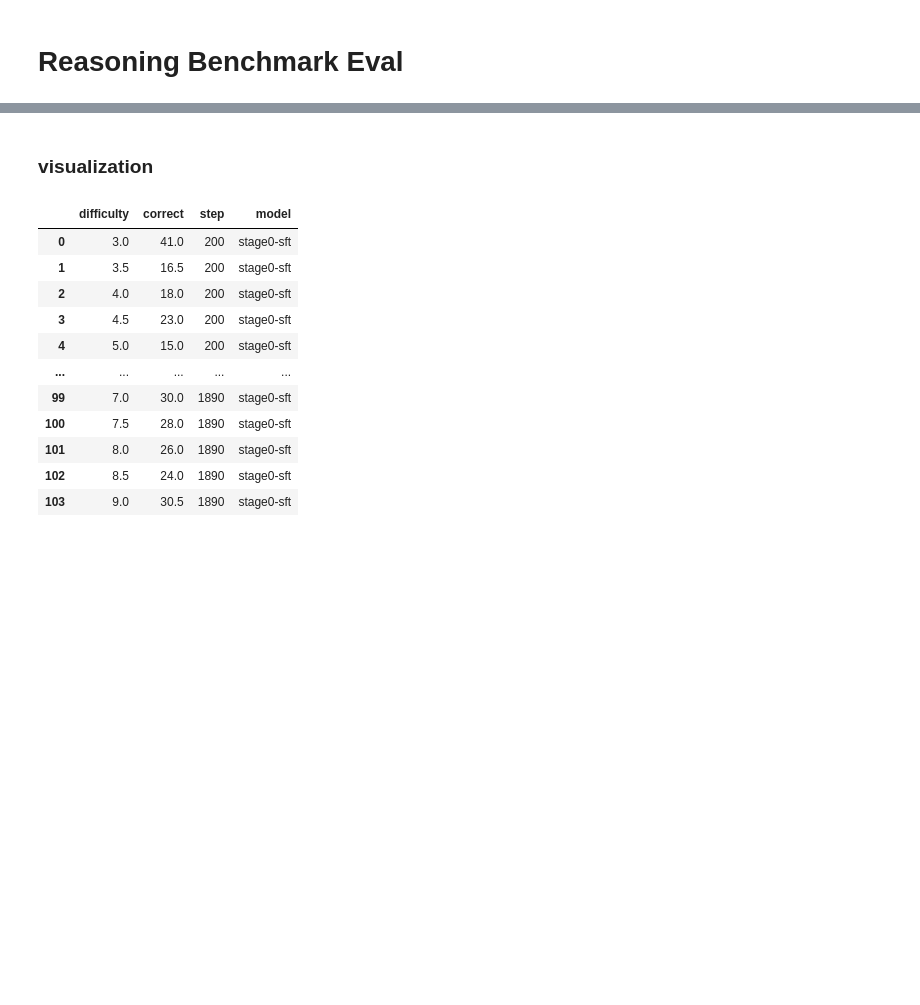
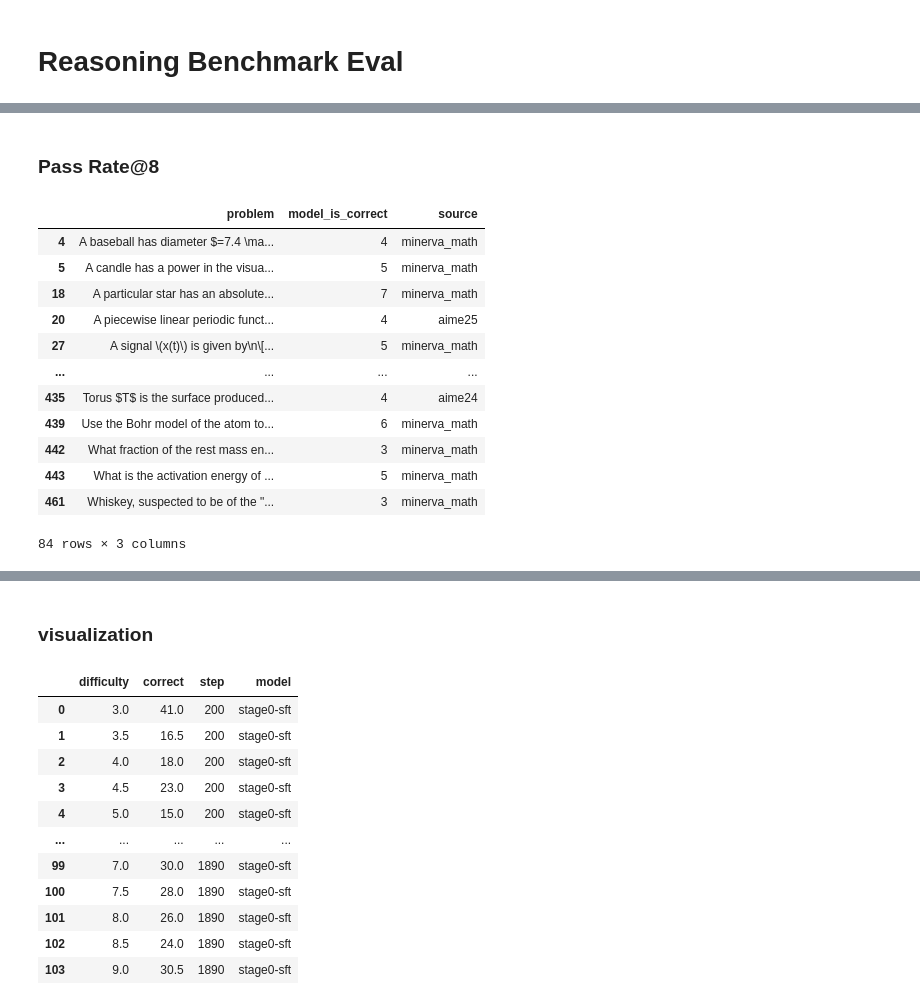
Before and after one commit to Aochong-Li/perturb-r, a Jupyter notebook: notebook/math/benchmark_eval.ipynb, the cells around one changed output, grey strips where cells are left out. Drawn from its saved outputs; the diff is of its cells as text; code cells hidden in the pictures; blank space fills up the shorter version.

```diff
--- a/notebook/math/benchmark_eval.ipynb
+++ b/notebook/math/benchmark_eval.ipynb
@@ -115,0 +119,2 @@ df
+# %% [markdown]
+### Pass Rate@8
@@ -115,0 +123,16 @@ df
+# %%
+stats[stats['model_is_correct'].between(1.5,7.5)]
+# %% [output]
+|  | problem | model_is_correct | source |
+| 4 | A baseball has diameter $=7.4 \ma... | 4 | minerva_math |
+| 5 | A candle has a power in the visua... | 5 | minerva_math |
+| 18 | A particular star has an absolute... | 7 | minerva_math |
+| 20 | A piecewise linear periodic funct... | 4 | aime25 |
+| 27 | A signal \(x(t)\) is given by\n\[... | 5 | minerva_math |
+| ... | ... | ... | ... |
+| 435 | Torus $T$ is the surface produced... | 4 | aime24 |
+| 439 | Use the Bohr model of the atom to... | 6 | minerva_math |
+| 442 | What fraction of the rest mass en... | 3 | minerva_math |
+| 443 | What is the activation energy of ... | 5 | minerva_math |
+| 461 | Whiskey, suspected to be of the "... | 3 | minerva_math |
+84 rows × 3 columns
```
Also changed, not shown: parts of 16 cells of this notebook, 11 other files.
